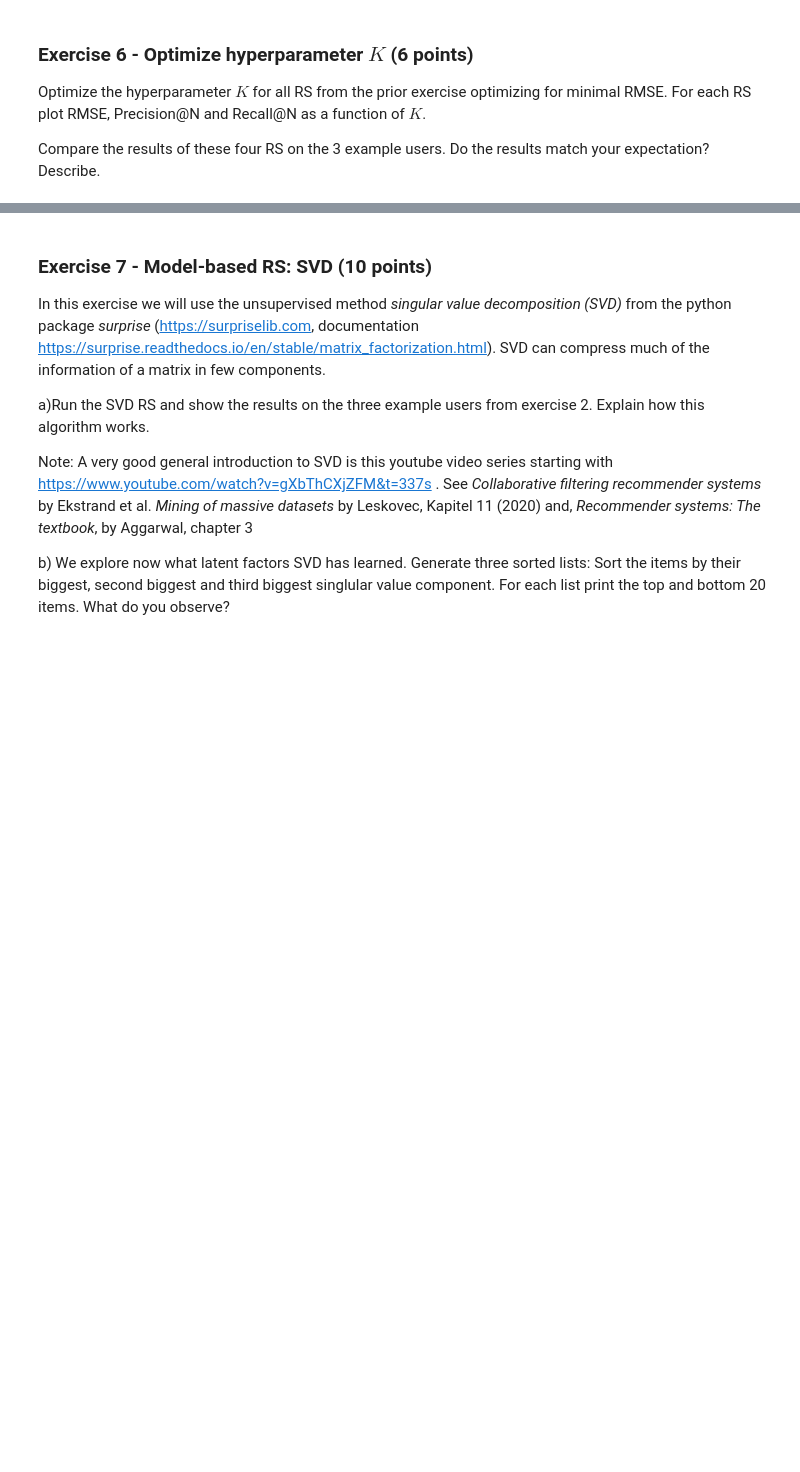
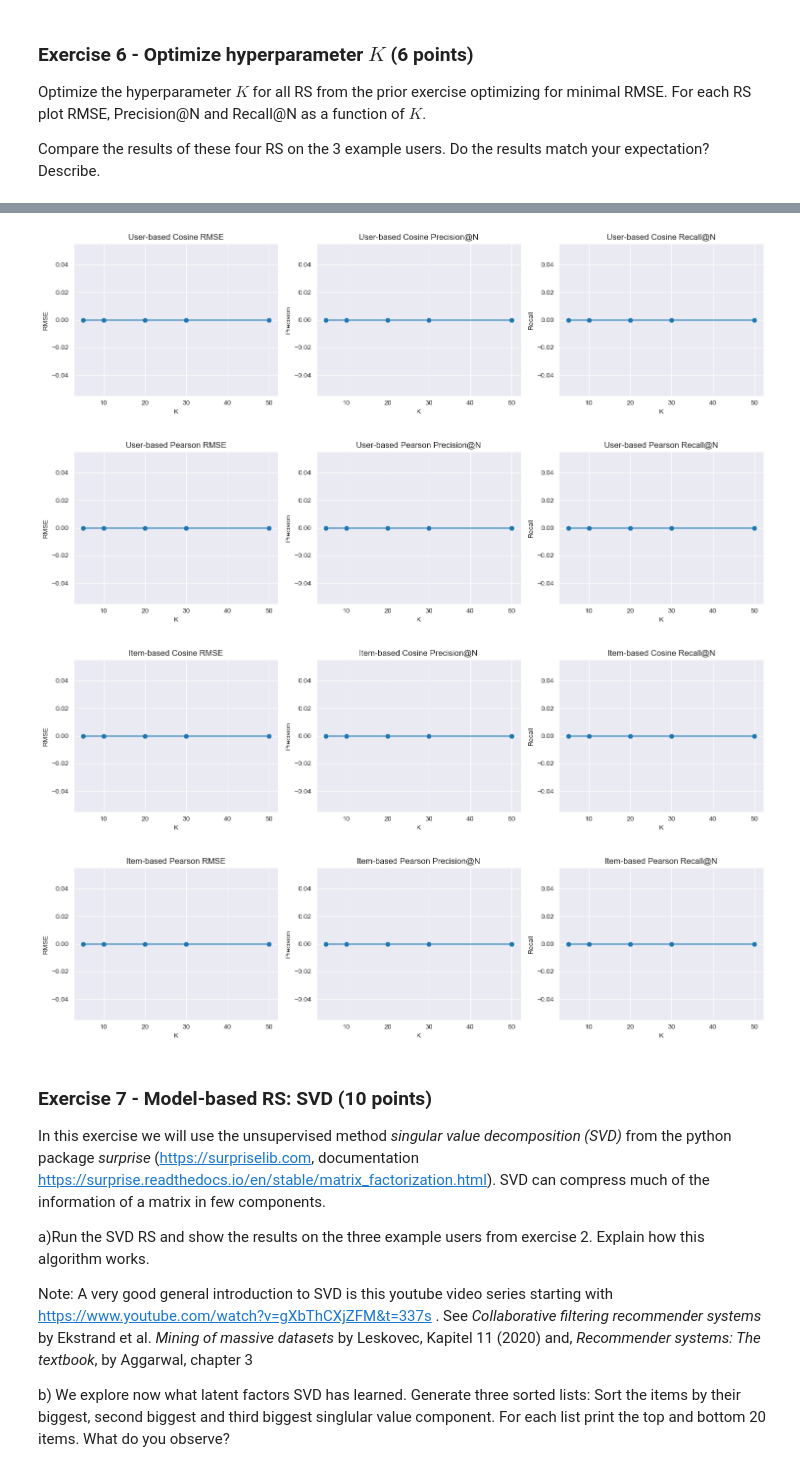
Before and after one commit to Tschoppsilas/RSY, a Jupyter notebook: RSY_MiniChallenge_FS25.ipynb, the cells around one changed output, grey strips where cells are left out. Cells and saved outputs as stored; diff of their text form; code cells hidden in the pictures; blank space fills up the shorter version.

```diff
--- a/RSY_MiniChallenge_FS25.ipynb
+++ b/RSY_MiniChallenge_FS25.ipynb
@@ -1097,0 +1374,11 @@ Compare the results of these four RS on the 3 example users. Do the results matc
+# %%
+k_values = [5, 10, 20, 30, 50]
+user_subset = [3, 5, 7]
+
+results_uc = evaluate_recommender(wrapper_user_cosine, validation_set_1, training, k_values, user_subset = [3, 5, 7])
+print("uc done)")
+results_up = evaluate_recommender(wrapper_user_pearson, validation_set_1, training, k_values, user_subset = [3, 5, 7])
+print("up")
+results_ic = evaluate_recommender(wrapper_item_cosine, validation_set_1, training, k_values, user_subset = [3, 5, 7])
+print("ic")
+results_ip = evaluate_recommender(wrapper_item_pearson, validation_set_1, training, k_values, user_subset = [3, 5, 7])
@@ -1098,3 +1403,42 @@ Compare the results of these four RS on the 3 example users. Do the results matc
+# %%
+def plot_metrics(results_dict, title_prefix=""):
+    ks = list(results_dict.keys())
+    rmse = [results_dict[k]["rmse"] for k in ks]
+    precision = [results_dict[k]["precision"] for k in ks]
+    recall = [results_dict[k]["recall"] for k in ks]
+
+    plt.figure(figsize=(15, 4))
+
+    plt.subplot(1, 3, 1)
+    plt.plot(ks, rmse, marker='o')
+    plt.title(f"{title_prefix} RMSE")
+    plt.xlabel("K")
+    plt.ylabel("RMSE")
+
+    plt.subplot(1, 3, 2)
+    plt.plot(ks, precision, marker='o')
+    plt.title(f"{title_prefix} Precision@N")
+    plt.xlabel("K")
+    plt.ylabel("Precision")
+
+    plt.subplot(1, 3, 3)
+    plt.plot(ks, recall, marker='o')
+    plt.title(f"{title_prefix} Recall@N")
+    plt.xlabel("K")
+    plt.ylabel("Recall")
+
+    plt.tight_layout()
+    plt.show()
+# %%
+plot_metrics(results_uc, "User-based Cosine")
+plot_metrics(results_up, "User-based Pearson")
+plot_metrics(results_ic, "Item-based Cosine")
+plot_metrics(results_ip, "Item-based Pearson")
+# %% [output]
+[figure, added]
+[figure, added]
+[figure, added]
+[figure, added]
 # %% [markdown]
 ### Exercise 7 - Model-based RS: SVD (10 points)
 In this exercise we will use the unsupervised method *singular value decomposition (SVD)* from the python package *surprise* (https://surpriselib.com, documentation https://surprise.readthedocs.io/en/stable/matrix_factorization.html). SVD can compress much of the information of a matrix in few components.
```
Also changed, not shown: parts of 68 cells of this notebook, 17 other files.
